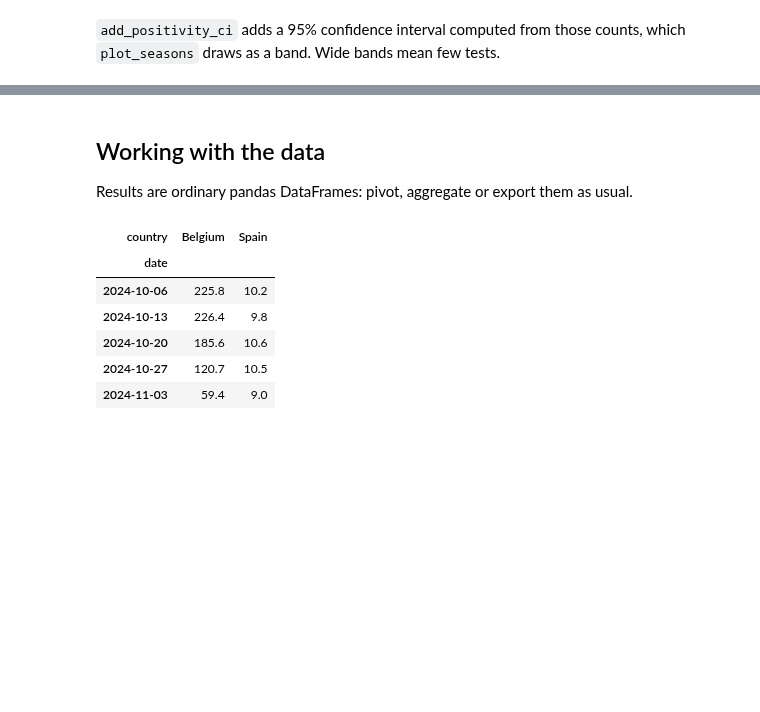
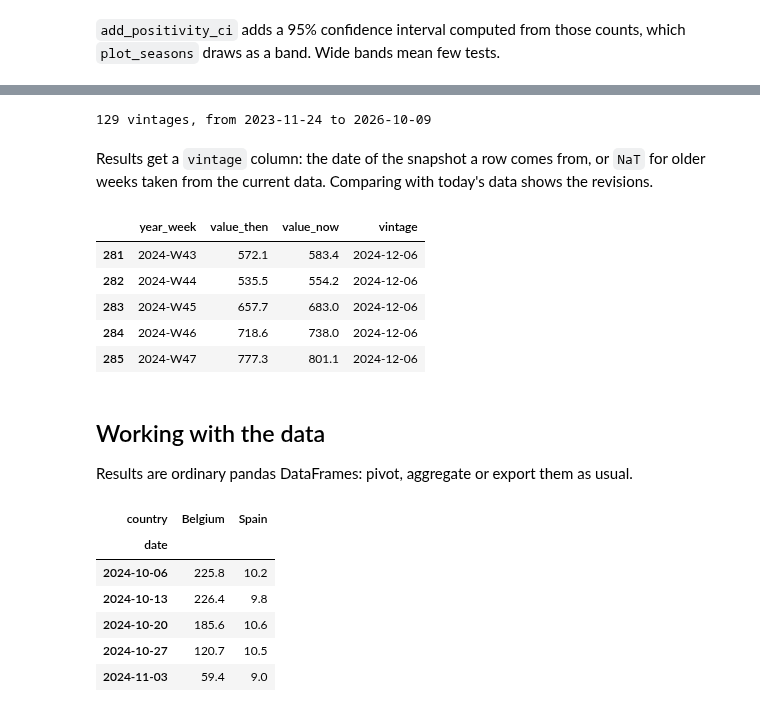
Before and after one commit to ngozzi/pyerviss, a Jupyter notebook: notebooks/quickstart.ipynb, the cells around one changed output, grey strips where cells are left out. Cells and saved outputs as stored; diff of their text form; code cells hidden in the pictures; blank space fills up the shorter version.

```diff
--- a/notebooks/quickstart.ipynb
+++ b/notebooks/quickstart.ipynb
@@ -130,3 +139,22 @@ pv.plot_seasons(pv.add_positivity_ci(pos), highlight=["2023/24", "2024/25"]);
+# %%
+vintages = pv.list_vintages("ili")
+print(len(vintages), "vintages, from", vintages[0], "to", vintages[-1])
+# %% [output]
+129 vintages, from 2023-11-24 to 2026-10-09
+# %% [markdown]
+Results get a `vintage` column: the date of the snapshot a row comes from, or `NaT` for
+older weeks taken from the current data. Comparing with today's data shows the revisions.
+# %%
+then = pv.get_ili(countries="Italy", age_groups="total", as_of="2024-12-06")
+compare = then.merge(ili, on="year_week", suffixes=("_then", "_now"))
+compare[["year_week", "value_then", "value_now", "vintage"]].tail()
+# %% [output]
+|  | year_week | value_then | value_now | vintage |
+| 281 | 2024-W43 | 572.1 | 583.4 | 2024-12-06 |
+| 282 | 2024-W44 | 535.5 | 554.2 | 2024-12-06 |
+| 283 | 2024-W45 | 657.7 | 683.0 | 2024-12-06 |
+| 284 | 2024-W46 | 718.6 | 738.0 | 2024-12-06 |
+| 285 | 2024-W47 | 777.3 | 801.1 | 2024-12-06 |
 # %% [markdown]
 ## Working with the data
 
```
Also changed, not shown: parts of 11 cells of this notebook, 27 other files.
